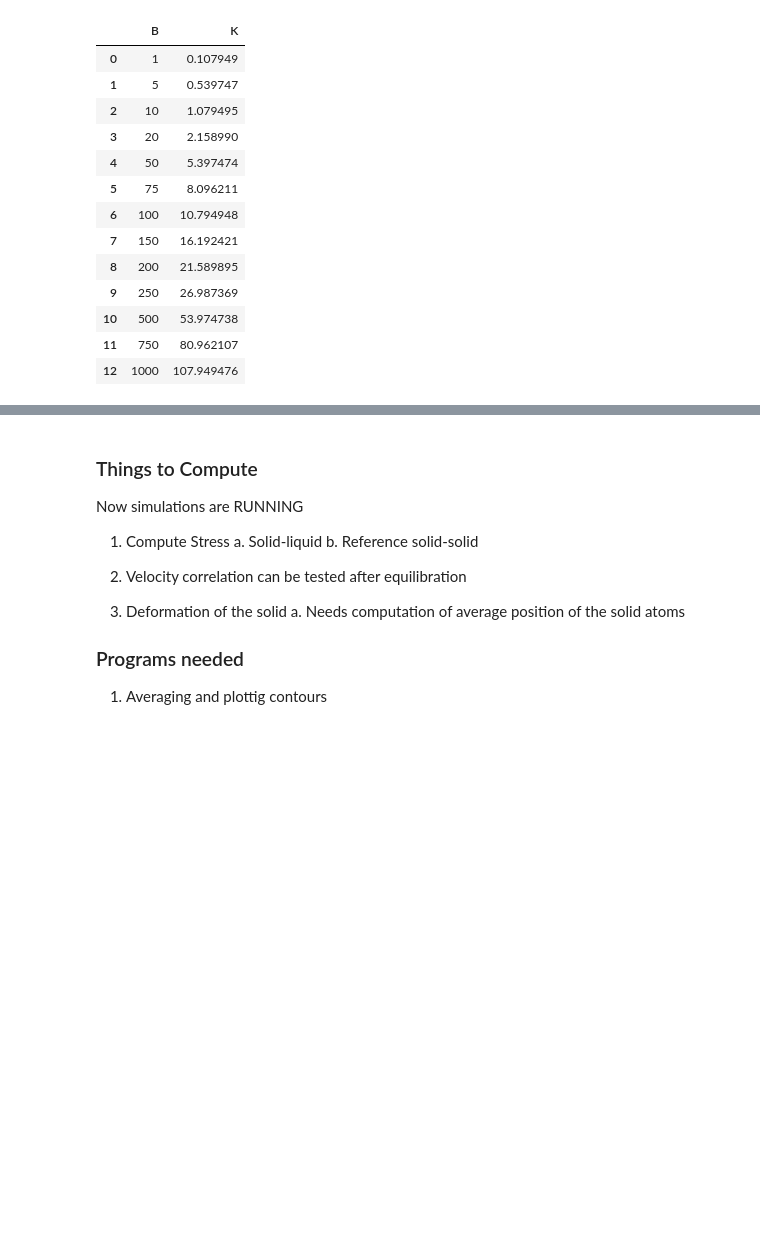
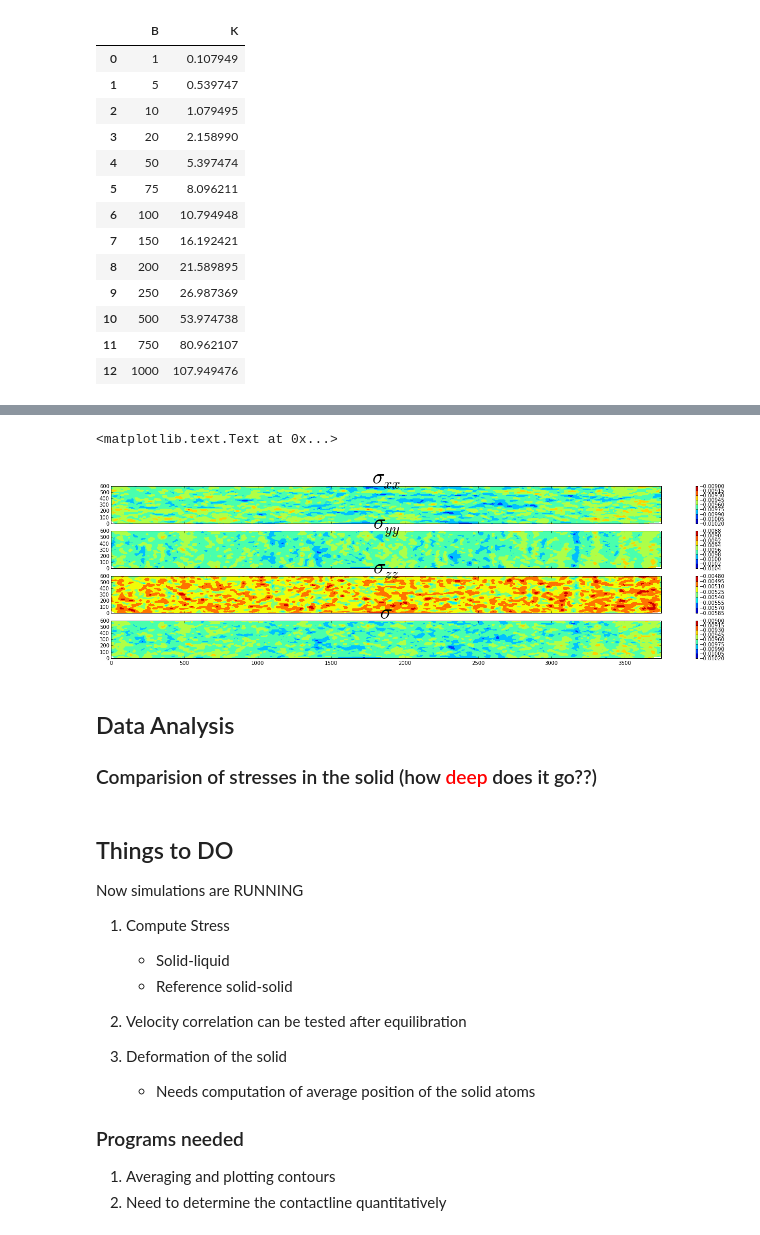
Before and after one commit to katrinleinweber/p8git, a Jupyter notebook: droplets.ipynb, the cells around one changed output, grey strips where cells are left out. Saved outputs shown, nothing was run; the diff lists cells and outputs as text; code cells hidden in the pictures; blank space fills up the shorter version.

```diff
--- a/droplets.ipynb
+++ b/droplets.ipynb
@@ -248,0 +324,22 @@ K_table
+# %%
+## Fit Data
+from matplotlib import cm
+method='cubic';
+
+z1=sigma['sx']
+fmap1=interpolate.griddata(points,z1,R,method=method)
+
+
+z2=sigma['sy']
+fmap2=interpolate.griddata(points,z2,R,method=method)
+
+z3=sigma['sz']
+fmap3=interpolate.griddata(points,z3,R,method=method)
+
+## Relevant python links
+## Interpolation schemes:https://docs.scipy.org/doc/scipy/reference/interpolate.html
+    ## https://github.com/kbarbary/Dierckx.jl from JULIA
+## griddata https://docs.scipy.org/doc/scipy/reference/generated/scipy.interpolate.griddata.html#scipy.interpolate.griddata
+## Contours https://matplotlib.org/gallery/images_contours_and_fields/contour_image.html#sphx-glr-gallery-images-contours-and-fields-contour-image-py
+##
+#fout=interpolate.bisplev(Xgrid.reshape(nx*ny),Ygrid.reshape(nx*ny),fmap_temp)
@@ -248,0 +378,28 @@ K_table
+# %%
+## Plot Data
+fig , ((ax1,ax2,ax3,ax4)) = plt.subplots(4, 1,sharex = True,sharey=True,figsize=(24,6))
+#cmap = cm.PRGn
+p1=ax1.contourf(fmap1.reshape(ny,nx),iso=1)
+plt.colorbar(p1,ax=ax1)
+ax1.set_title('$\sigma_{xx}$',fontsize=40)
+p2=ax2.contourf(fmap2.reshape(ny,nx),iso=1)#,cmap=cmap)
+plt.colorbar(p2,ax=ax2)
+ax2.set_title('$\sigma_{yy}$',fontsize=40)
+
+p3=ax3.contourf(fmap3.reshape(ny,nx),iso=1)#,cmap=cmap)
+plt.colorbar(p3,ax=ax3)
+ax3.set_title('$\sigma_{zz}$',fontsize=40)
+
+ftotal=(fmap1+fmap2)/2
+
+p4=ax4.contourf(ftotal.reshape(ny,nx),iso=1)#,cmap=cmap)
+plt.colorbar(p4,ax=ax4)
+
+ax4.set_title('$\sigma$',fontsize=40)
+# %% [output]
+<matplotlib.text.Text at 0x...>
+[figure, added]
+# %% [markdown]
+## Data Analysis
+
+### Comparision of stresses in the solid (how <font color=red>deep</font> does it go??)
@@ -249,17 +416,19 @@ K_table
 # %% [markdown]
-### Things to Compute
+## Things to DO
 
 Now simulations are RUNNING
 
 1. Compute Stress
-    a. Solid-liquid
-    b. Reference solid-solid
+    + Solid-liquid
+    + Reference solid-solid
 
 2. Velocity correlation can be tested after equilibration
 
 3. Deformation of the solid
-    a. Needs computation of average position of the solid atoms
+
+      + Needs computation of average position of the solid atoms
 
 
 ### Programs needed
-1. Averaging and plottig contours
+1. Averaging and plotting contours
+2. Need to determine the contactline quantitatively
```
Also changed, not shown: parts of 20 cells of this notebook, 21 other files.
